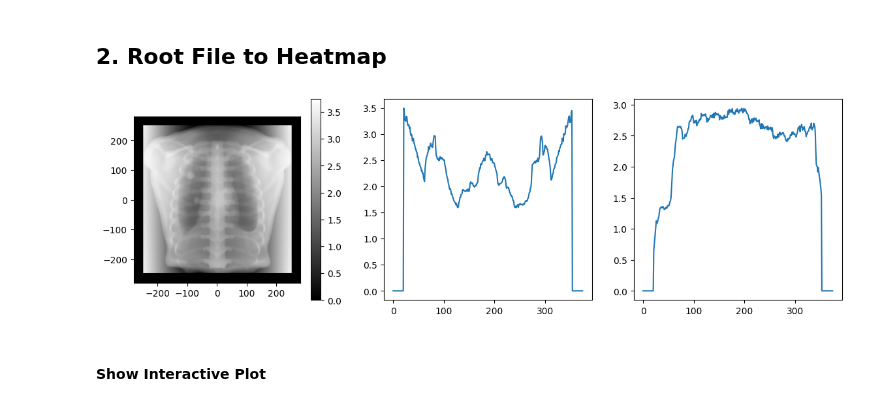
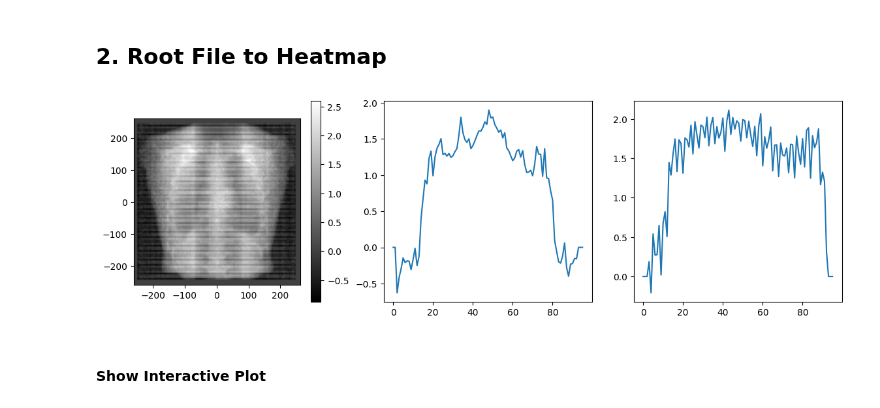
Before and after one commit to miguelcomett/G4_IFI-Team_2024, a Jupyter notebook: MedX_Engine/Radiography_Processing.ipynb, the cells around one changed output. Drawn from its saved outputs; the diff is of its cells as text; code cells hidden in the pictures.

Commit message:
finished updating heatmap calculation

```diff
--- a/MedX_Engine/Radiography_Processing.ipynb
+++ b/MedX_Engine/Radiography_Processing.ipynb
@@ -51,24 +51,26 @@ print('Dose of radiation received (uSv):', round(RadiationDose, 5))
 # %%
 import Radiography_Library as RadLib
 
 directory = 'BUILD/ROOT/' + '40/'
-# directory = '/Users/miguelcomett/geant4-v11.2.2_2/ESTANCIA/' + 'Tomo/'
 directory = '/Users/miguelcomett/geant4-v11.2.2_2/ESTANCIA/'
+directory = '/Users/miguelcomett/geant4-v11.2.2_2/ESTANCIA/' + 'Tomo/'
 
-root_name = 'Aang_32' + '.root'
-root_name = "thorax_80_2285" + ".root"
+root_name = "thorax_40_2285" + ".root"
+root_name = 'Aang_0' + '.root'
 
 tree_name = "Hits"; x_branch  = "x_ax"; y_branch  = "y_ax"
 
-size = [280, 280, 0, -20] # size_x, size_y, x_shift, y_shift,
+size = [260, 260, 0, -20] # size_x, size_y, x_shift, y_shift,
 
-pixel_size = 1.5 # mm
+pixel_size = 5.5 # mm
 
 save_as = ''
 
-htmp_array, xlim, ylim = RadLib.Root_to_Heatmap(directory, root_name, tree_name, x_branch, y_branch, size, pixel_size, save_as)
+htmp_array, xlim, ylim = RadLib.Root_to_Heatmap(directory, root_name, tree_name, x_branch, y_branch, size, pixel_size)
+htmp_array, xlim, ylim = RadLib.Logaritmic_Transform(htmp_array, size, pixel_size)
+RadLib.Plot_Heatmap(htmp_array, xlim, ylim, save_as)
 # %% [output]
-[figure, old version]
+[figure, new version]
 # %% [markdown]
 #### Show Interactive Plot
 # %%
```
Also changed, not shown: parts of 3 cells of this notebook, 1 other file.
